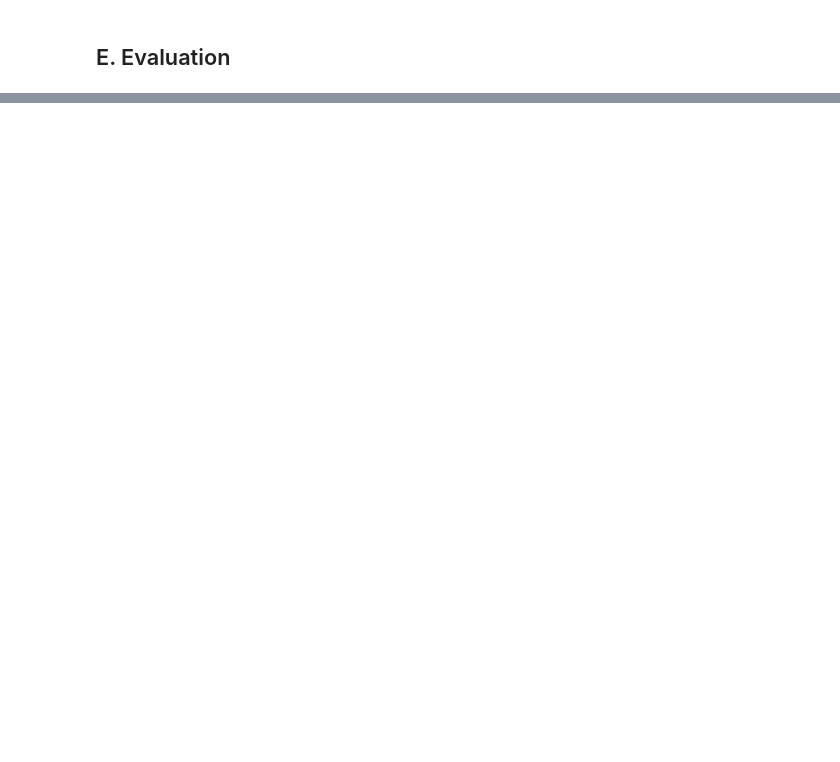
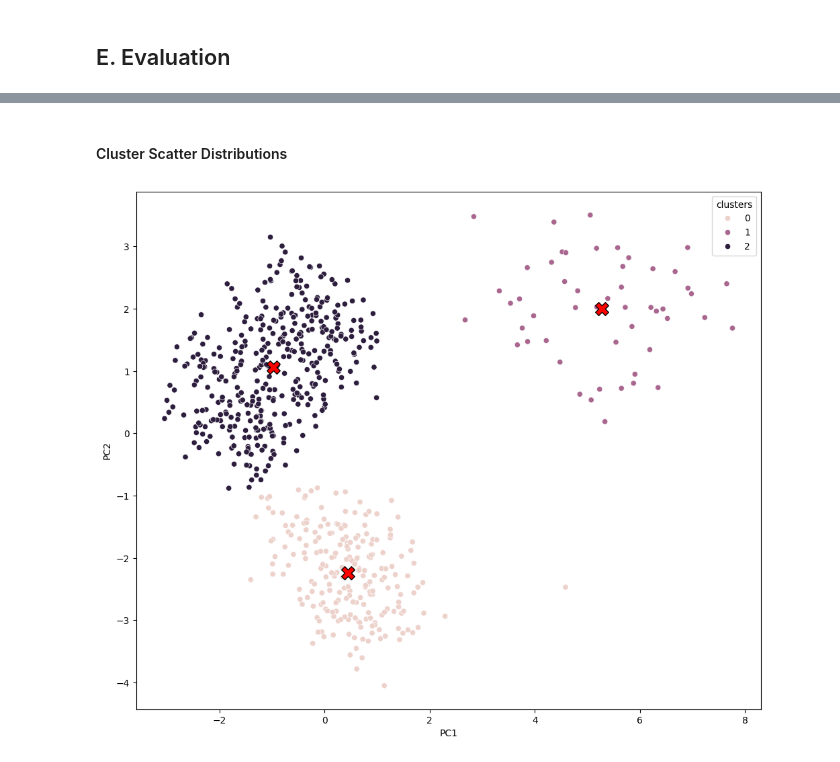
Before and after one commit to HablSank/1Day-1Dataset_MachineLearningProject, a Jupyter notebook: Day-11/K-Means (Customer Credit Card)/customercreditcard.ipynb, the cells around one changed output, grey strips where cells are left out. Drawn from its saved outputs; the diff is of its cells as text; code cells hidden in the pictures; blank space fills up the shorter version.

```diff
--- a/Day-11/K-Means (Customer Credit Card)/customercreditcard.ipynb
+++ b/Day-11/K-Means (Customer Credit Card)/customercreditcard.ipynb
@@ -371,0 +422,5 @@ elbow_method(df_pca, 15)
+# %%
+clusters, centroids = kmeans_plusplus(df_pca, 3)
+# %%
+df_pca['clusters'] = clusters
+df_pca.head()
@@ -371,0 +434,13 @@ elbow_method(df_pca, 15)
+# %% [markdown]
+#### Cluster Scatter Distributions
+# %%
+plt.figure(figsize=(12, 10))
+sns.scatterplot(data=df_pca, x='PC1', y='PC2', hue='clusters')
+plt.scatter(
+    centroids[:, 0], centroids[:, 1],
+    c = 'red', marker='X', s=200,
+    edgecolors = 'black'
+)
+plt.show()
+# %% [output]
+[figure, added]
```
Also changed, not shown: parts of 27 cells of this notebook.
